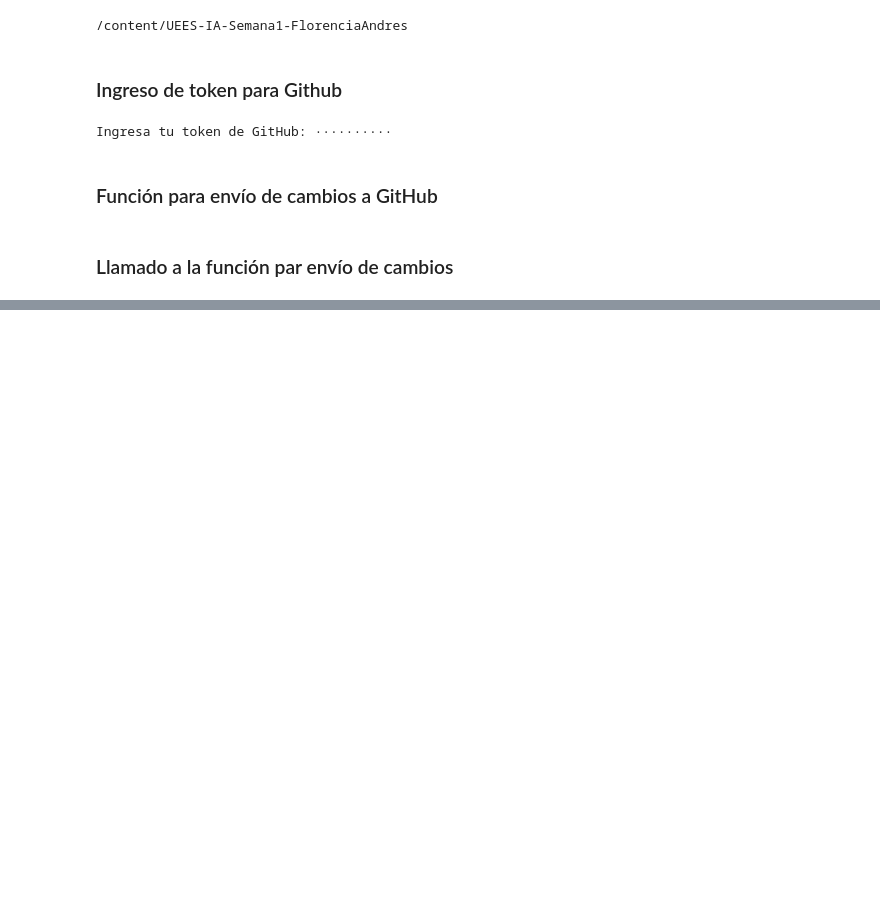
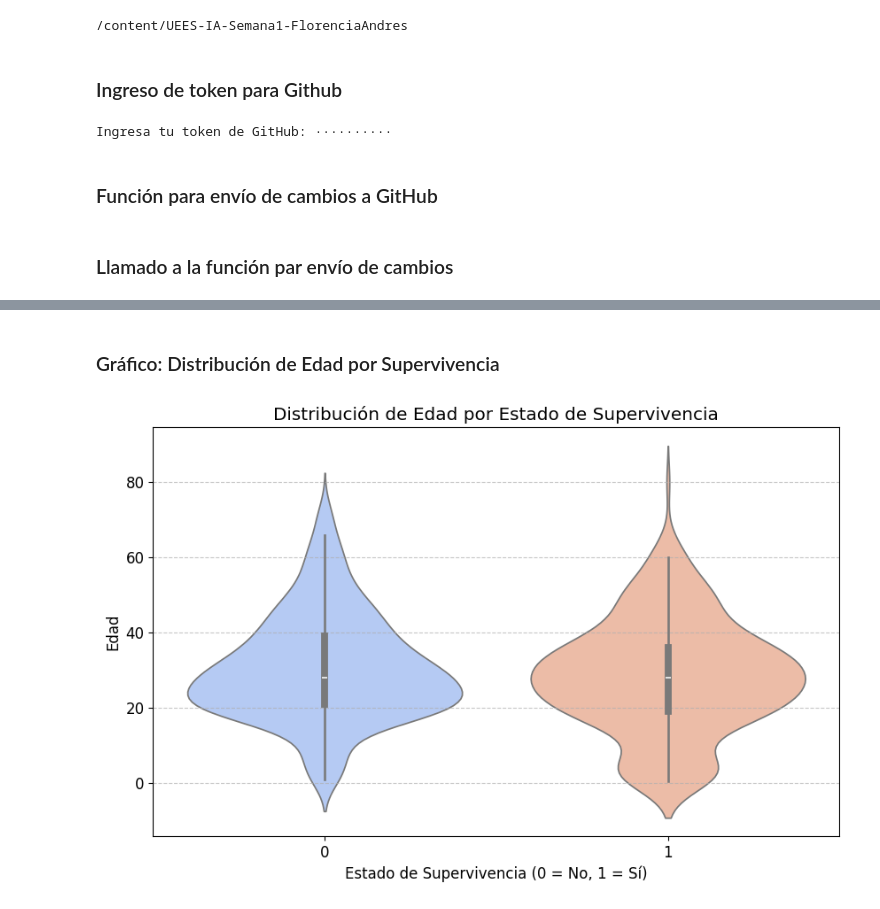
Before and after one commit to andresflorencia-uees/UEES-IA-Semana1-FlorenciaAndres, a Jupyter notebook: notebooks/02_Visualizacion_Datos.ipynb, the cells around one changed output, grey strips where cells are left out. Saved outputs shown, nothing was run; the diff lists cells and outputs as text; code cells hidden in the pictures; blank space fills up the shorter version.

```diff
--- a/notebooks/02_Visualizacion_Datos.ipynb
+++ b/notebooks/02_Visualizacion_Datos.ipynb
@@ -110,0 +183,12 @@ save_to_github("02_Visualizacion_Datos.ipynb", "Prueba inicial")
+# %% [markdown]
+### Gráfico: Distribución de Edad por Supervivencia
+# %%
+plt.figure(figsize=(10, 6))
+sns.violinplot(x='survived', y='age', data=titanic, palette='coolwarm')
+plt.title('Distribución de Edad por Estado de Supervivencia')
+plt.xlabel('Estado de Supervivencia (0 = No, 1 = Sí)')
+plt.ylabel('Edad')
+plt.grid(axis='y', linestyle='--', alpha=0.7)
+plt.show()
+# %% [output]
+[figure, added]
```
Also changed, not shown: parts of 15 cells of this notebook.
